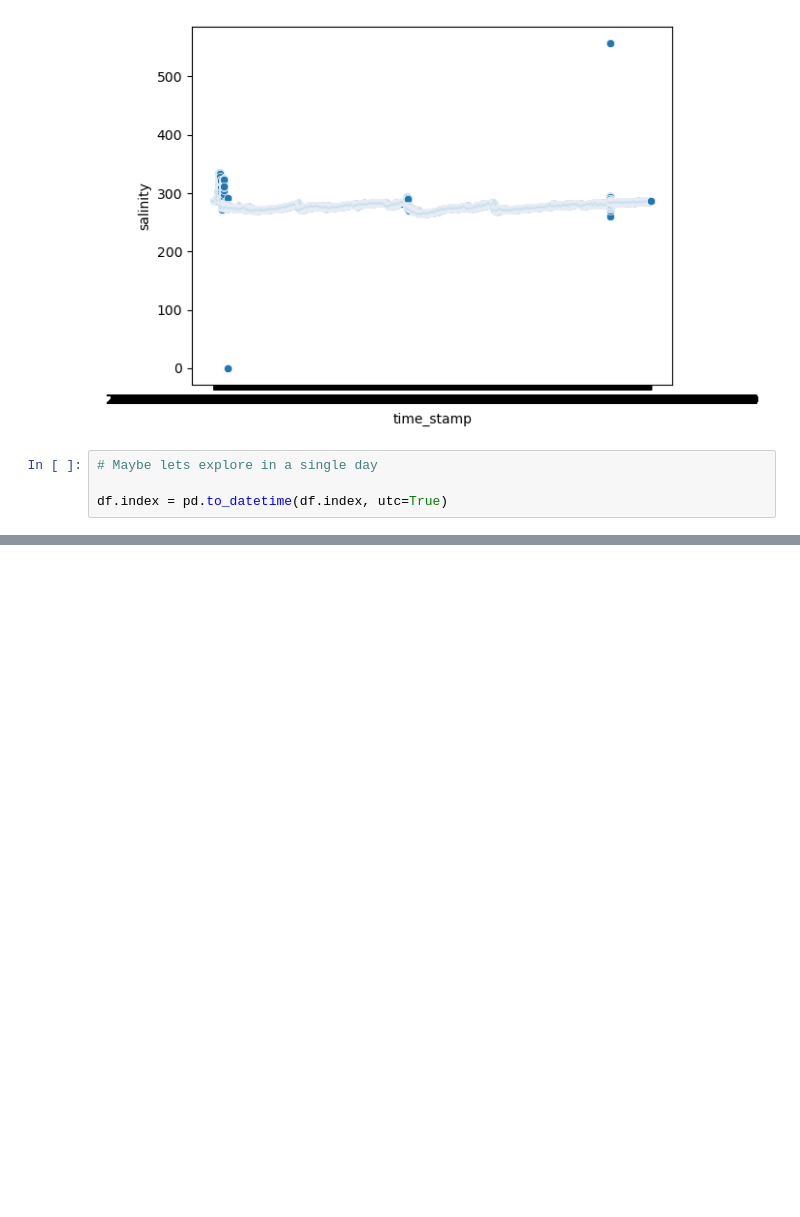
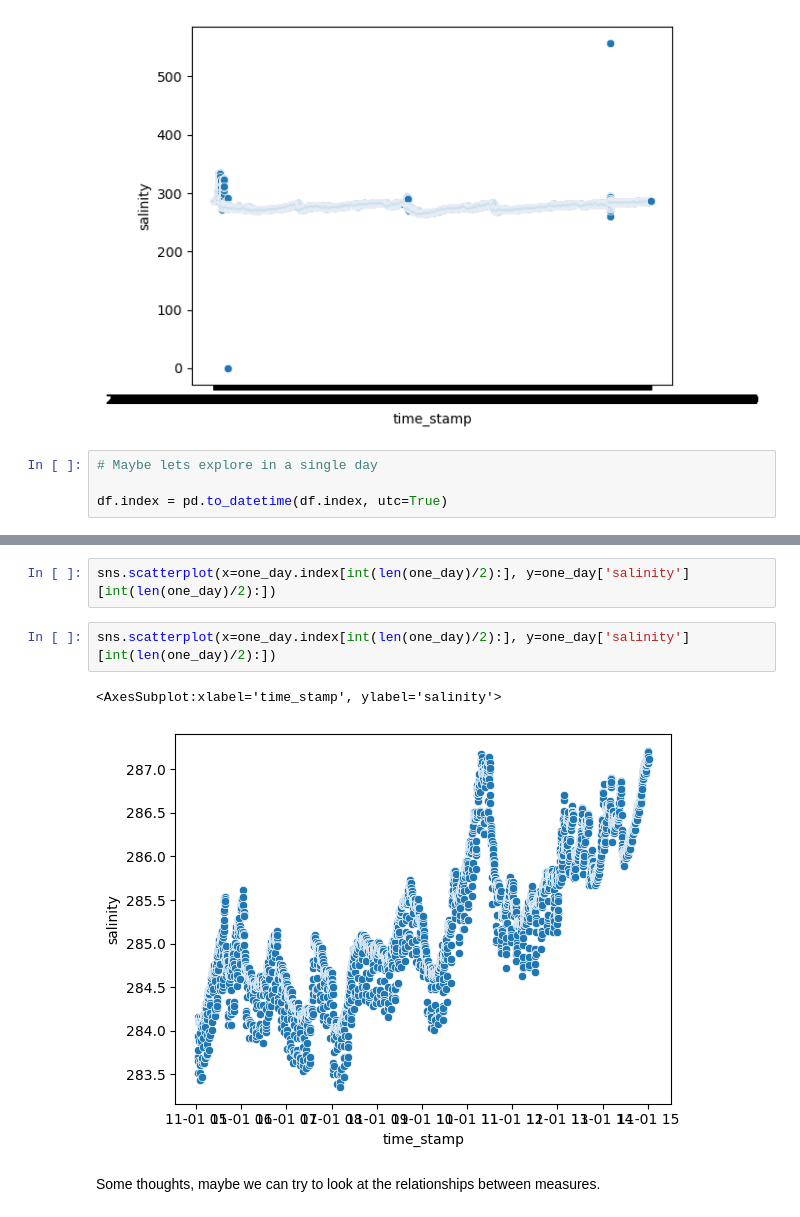
Before and after one commit to lutimoth/RIIPEN_ANTLER, a Jupyter notebook: Tim_Notebooks/Data Wrangle and EDA.ipynb, the cells around one changed output, grey strips where cells are left out. Drawn from its saved outputs; the diff is of its cells as text; blank space fills up the shorter version.

Commit message:
Salinity

```diff
--- a/Tim_Notebooks/Data Wrangle and EDA.ipynb
+++ b/Tim_Notebooks/Data Wrangle and EDA.ipynb
@@ -99,0 +95,9 @@ sns.scatterplot(x=one_day.index, y=one_day['salinity'])
+# %%
+sns.scatterplot(x=one_day.index[int(len(one_day)/2):], y=one_day['salinity'][int(len(one_day)/2):])
+# %%
+sns.scatterplot(x=one_day.index[int(len(one_day)/2):], y=one_day['salinity'][int(len(one_day)/2):])
+# %% [output]
+<AxesSubplot:xlabel='time_stamp', ylabel='salinity'>
+[figure, added]
+# %% [markdown]
+Some thoughts, maybe we can try to look at the relationships between measures.
```
Also changed, not shown: parts of 7 cells of this notebook.
